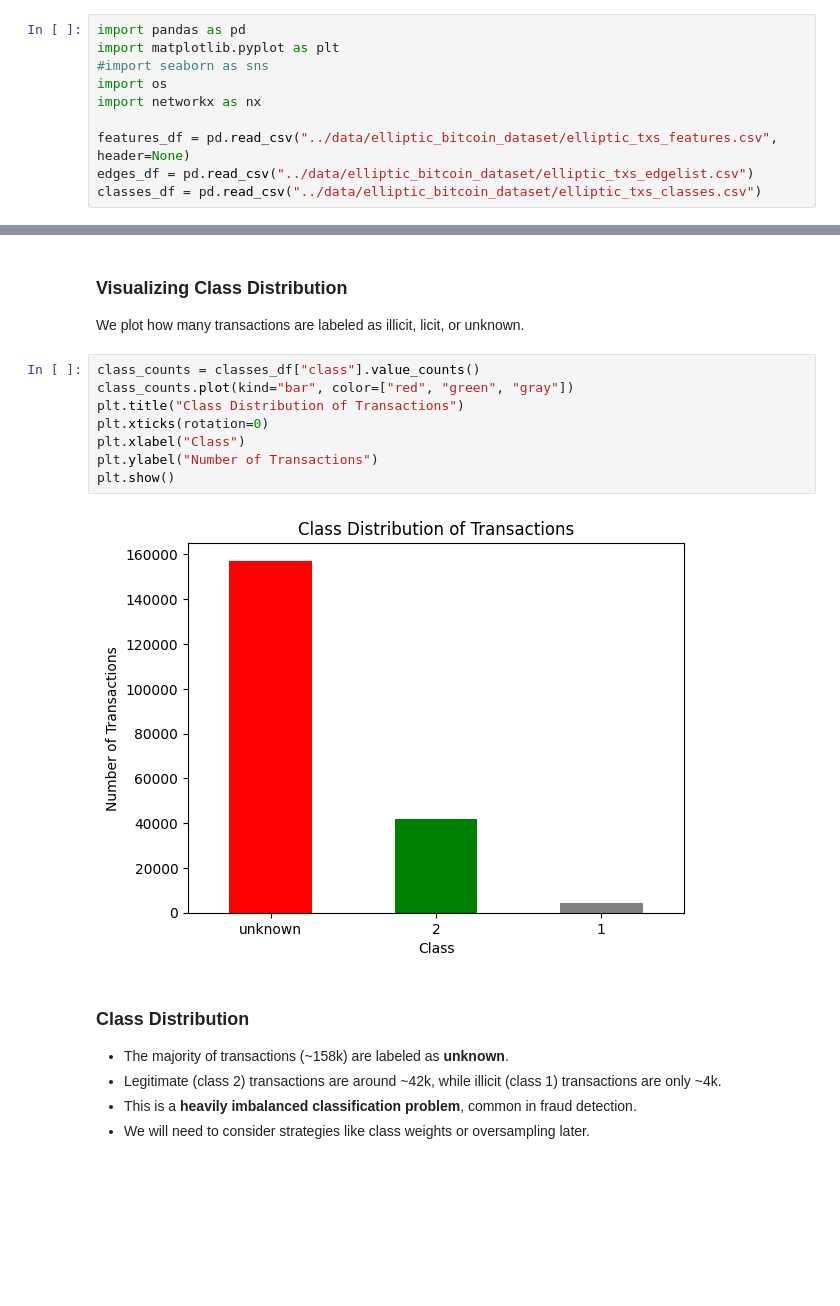
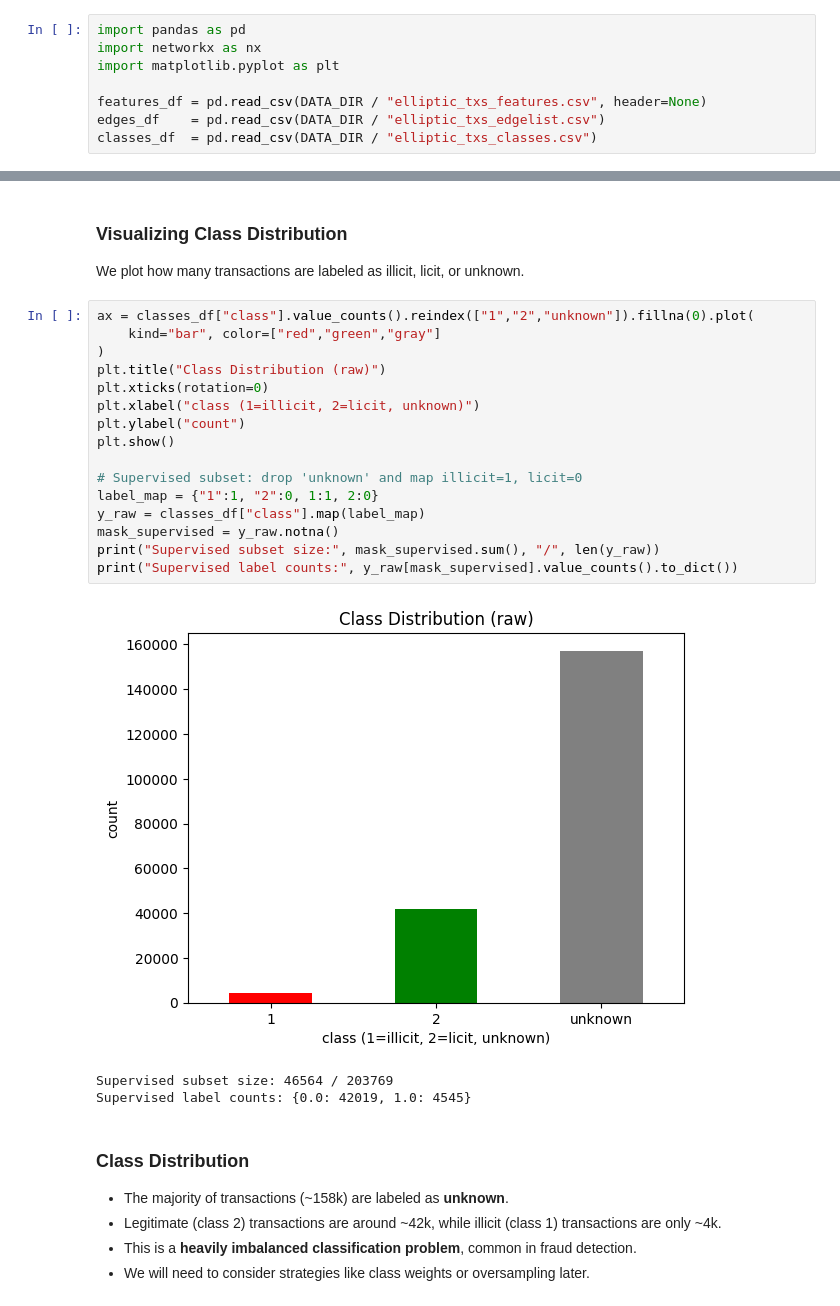
Before and after one commit to nora-li-ds/elliptic-aml-analysis, a Jupyter notebook: notebooks/01_exploration.ipynb, the cells around one changed output, grey strips where cells are left out. Drawn from its saved outputs; the diff is of its cells as text; blank space fills up the shorter version.

Commit message:
refactor: notebook1 image saved

```diff
--- a/notebooks/01_exploration.ipynb
+++ b/notebooks/01_exploration.ipynb
@@ -46,14 +48,12 @@ else:
 We load the three core CSV files: node features, edge list, and class labels.
 # %%
 import pandas as pd
+import networkx as nx
 import matplotlib.pyplot as plt
-#import seaborn as sns
-import os
-import networkx as nx
 
-features_df = pd.read_csv("../data/elliptic_bitcoin_dataset/elliptic_txs_features.csv", header=None)
-edges_df = pd.read_csv("../data/elliptic_bitcoin_dataset/elliptic_txs_edgelist.csv")
-classes_df = pd.read_csv("../data/elliptic_bitcoin_dataset/elliptic_txs_classes.csv")
+features_df = pd.read_csv(DATA_DIR / "elliptic_txs_features.csv", header=None)
+edges_df    = pd.read_csv(DATA_DIR / "elliptic_txs_edgelist.csv")
+classes_df  = pd.read_csv(DATA_DIR / "elliptic_txs_classes.csv")
 # %% [markdown]
 ###  Exploring Dataset Shapes and Missing Values
 
@@ -73,16 +81,26 @@ Missing values in features: 0
 ### Visualizing Class Distribution
 
 We plot how many transactions are labeled as illicit, licit, or unknown.
-# %%
-class_counts = classes_df["class"].value_counts()
-class_counts.plot(kind="bar", color=["red", "green", "gray"])
-plt.title("Class Distribution of Transactions")
-plt.xticks(rotation=0)
-plt.xlabel("Class")
-plt.ylabel("Number of Transactions")
-plt.show()
-# %% [output]
-[figure, removed]
+# %%
+ax = classes_df["class"].value_counts().reindex(["1","2","unknown"]).fillna(0).plot(
+    kind="bar", color=["red","green","gray"]
+)
+plt.title("Class Distribution (raw)")
+plt.xticks(rotation=0)
+plt.xlabel("class (1=illicit, 2=licit, unknown)")
+plt.ylabel("count")
+plt.show()
+
+# Supervised subset: drop 'unknown' and map illicit=1, licit=0
+label_map = {"1":1, "2":0, 1:1, 2:0}
+y_raw = classes_df["class"].map(label_map)
+mask_supervised = y_raw.notna()
+print("Supervised subset size:", mask_supervised.sum(), "/", len(y_raw))
+print("Supervised label counts:", y_raw[mask_supervised].value_counts().to_dict())
+# %% [output]
+[figure, added]
+Supervised subset size: 46564 / 203769
+Supervised label counts: {0.0: 42019, 1.0: 4545}
 # %% [markdown]
 ### Class Distribution
 
```
Also changed, not shown: parts of 13 cells of this notebook, 4 other files.
